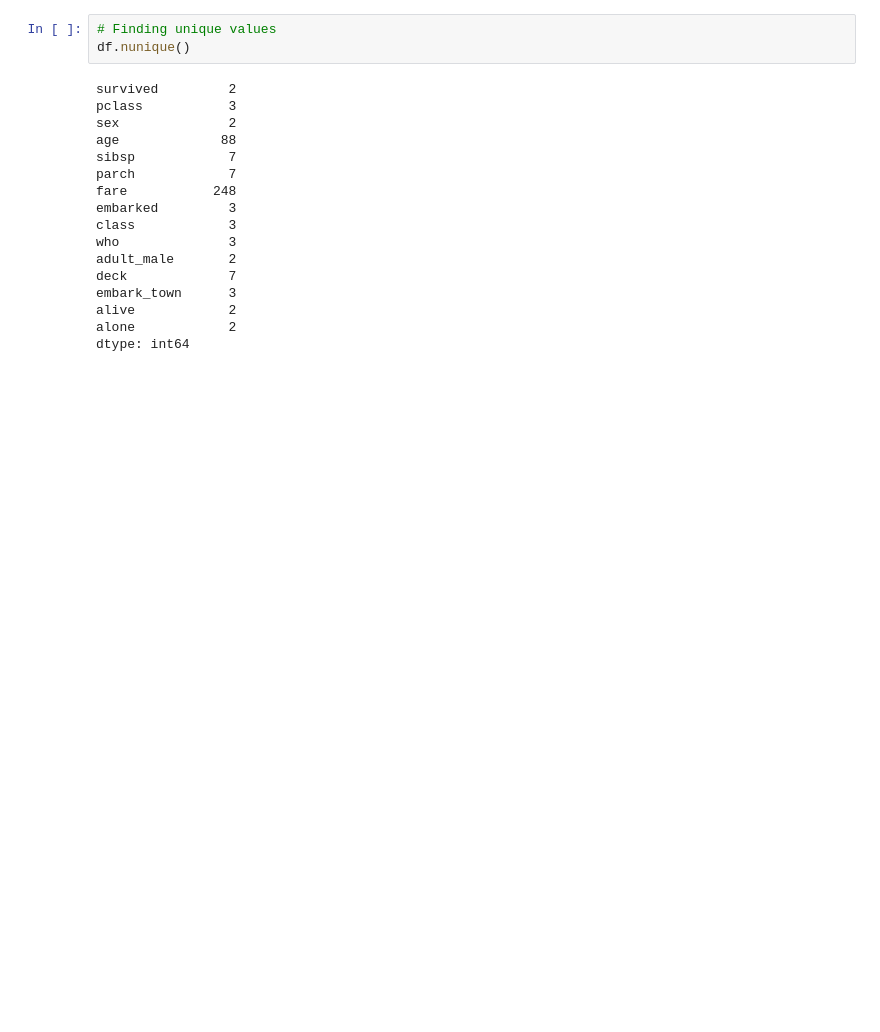
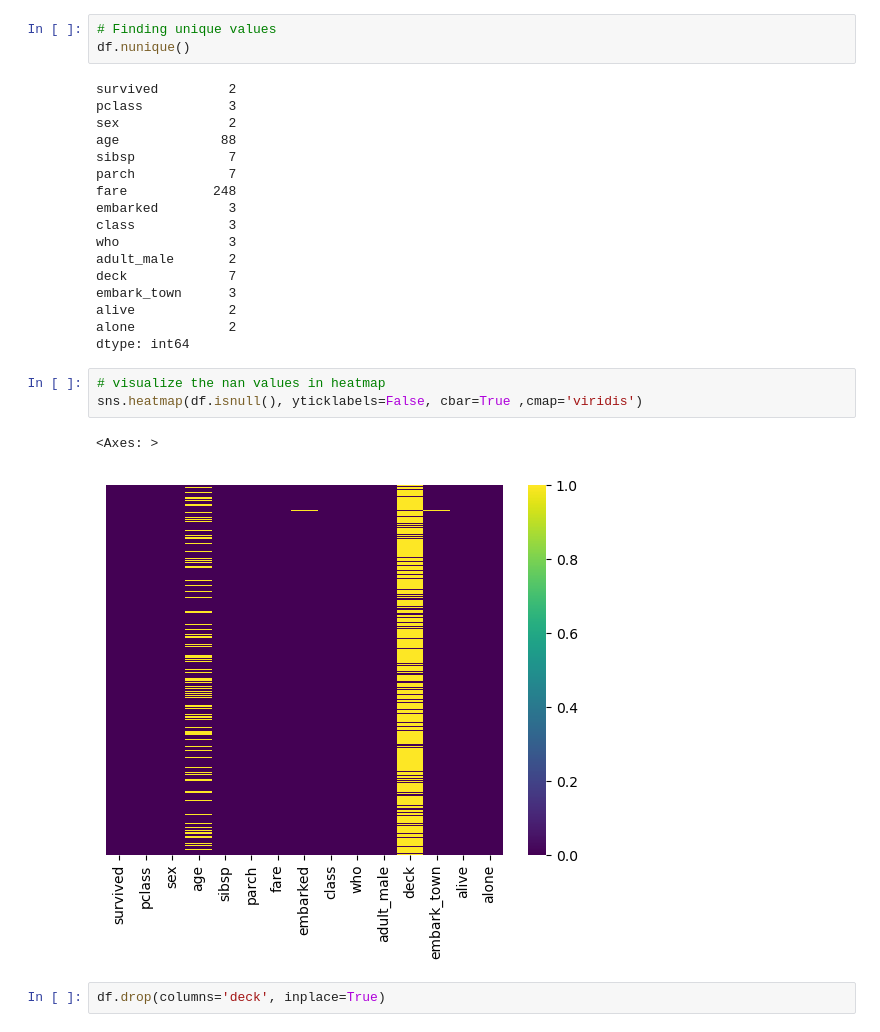
Before and after one commit to Afzalfaizi/python-ka-chilla, a Jupyter notebook: eda_part2.ipynb, the cells around one changed output. Drawn from its saved outputs; the diff is of its cells as text; blank space fills up the shorter version.

```diff
--- a/eda_part2.ipynb
+++ b/eda_part2.ipynb
@@ -144,3 +144,11 @@ embark_town      3
 alive            2
 alone            2
 dtype: int64
+# %%
+# visualize the nan values in heatmap
+sns.heatmap(df.isnull(), yticklabels=False, cbar=True ,cmap='viridis')
+# %% [output]
+<Axes: >
+[figure, added]
+# %%
+df.drop(columns='deck', inplace=True)
```
Also changed, not shown: parts of 6 cells of this notebook.
